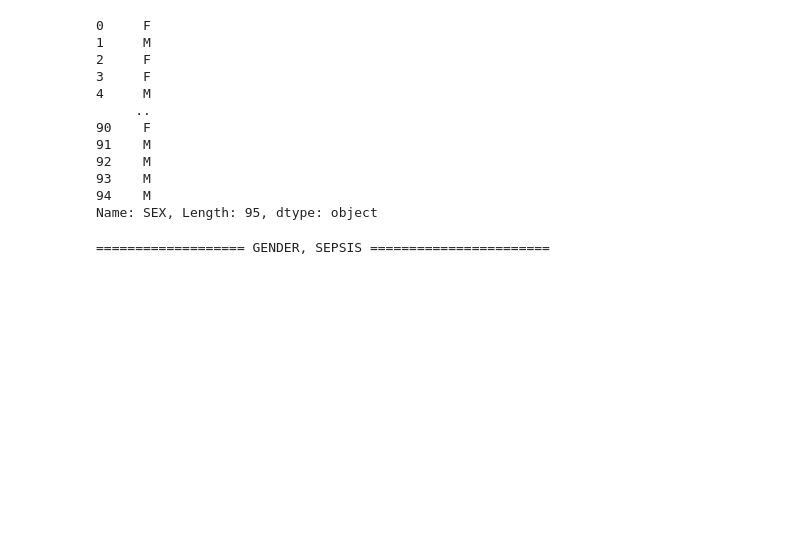
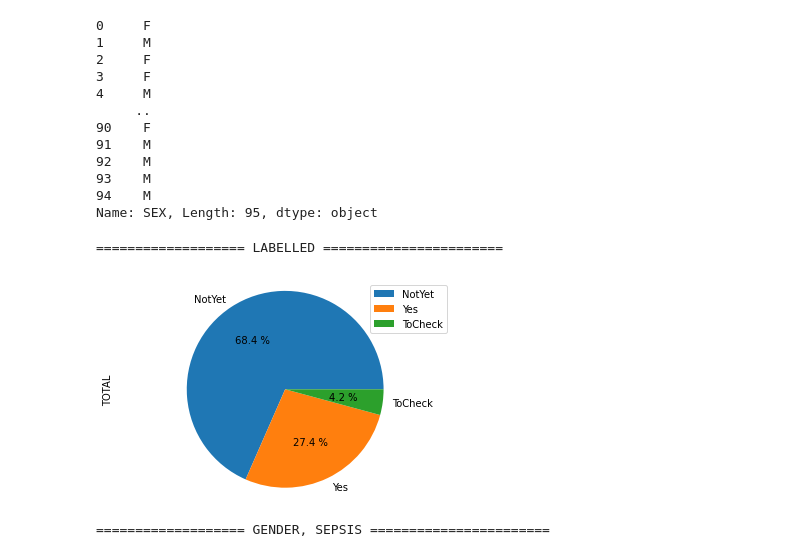
Before and after one commit to vital-ultrasound/preprint2023, a Jupyter notebook: proceedings/results/statistica-analysis/notebooks/patient_demographics_and_diseases.ipynb, the cells around one changed output. Saved outputs shown, nothing was run; the diff lists cells and outputs as text; code cells hidden in the pictures; blank space fills up the shorter version.

```diff
--- a/proceedings/statistica-analysis/notebooks/participant-descriptions.ipynb
+++ b/proceedings/results/statistica-analysis/notebooks/patient_demographics_and_diseases.ipynb
@@ -109,6 +115,14 @@ basic_demographics['SEX']
 93    M
 94    M
 Name: SEX, Length: 95, dtype: object
+# %%
+print(f'=================== LABELLED =======================')
+basic_demographics['LABELLED'].value_counts().plot.pie(autopct='%.1f %%', ylabel='TOTAL', legend=True)
+plt.axis('equal')
+plt.show()
+# %% [output]
+=================== LABELLED =======================
+[figure, added]
 # %%
 print(f'=================== GENDER, SEPSIS =======================')
 basic_demographics['SEPSIS'].value_counts().plot.pie(autopct='%.1f %%', ylabel='SEPSIS', legend=True)
```
Also changed, not shown: parts of 8 cells of this notebook, 3 other files.
